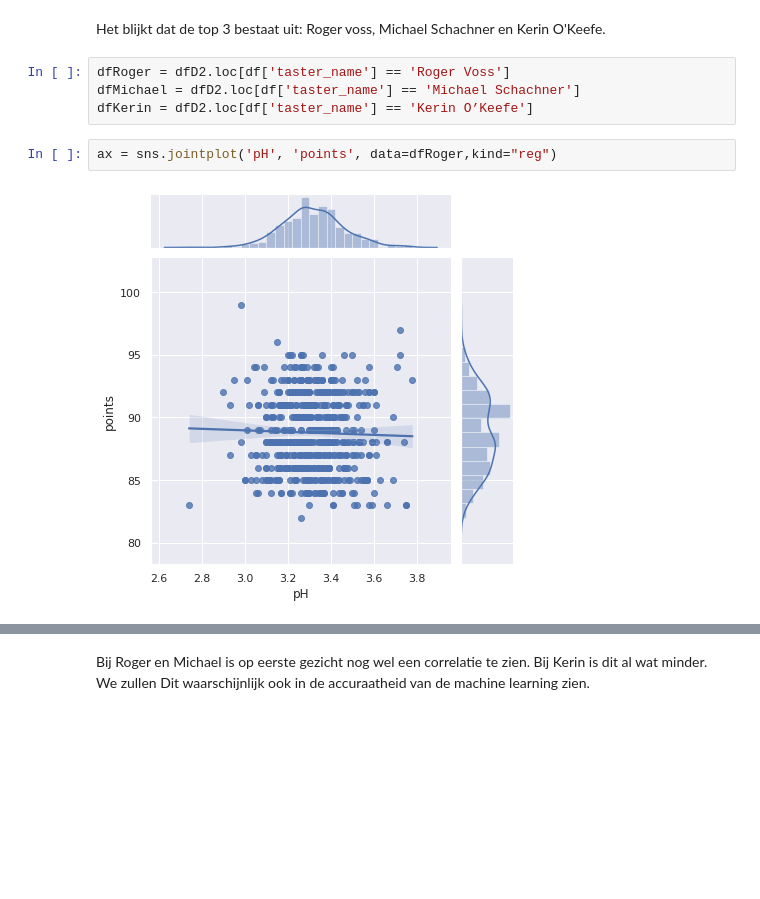
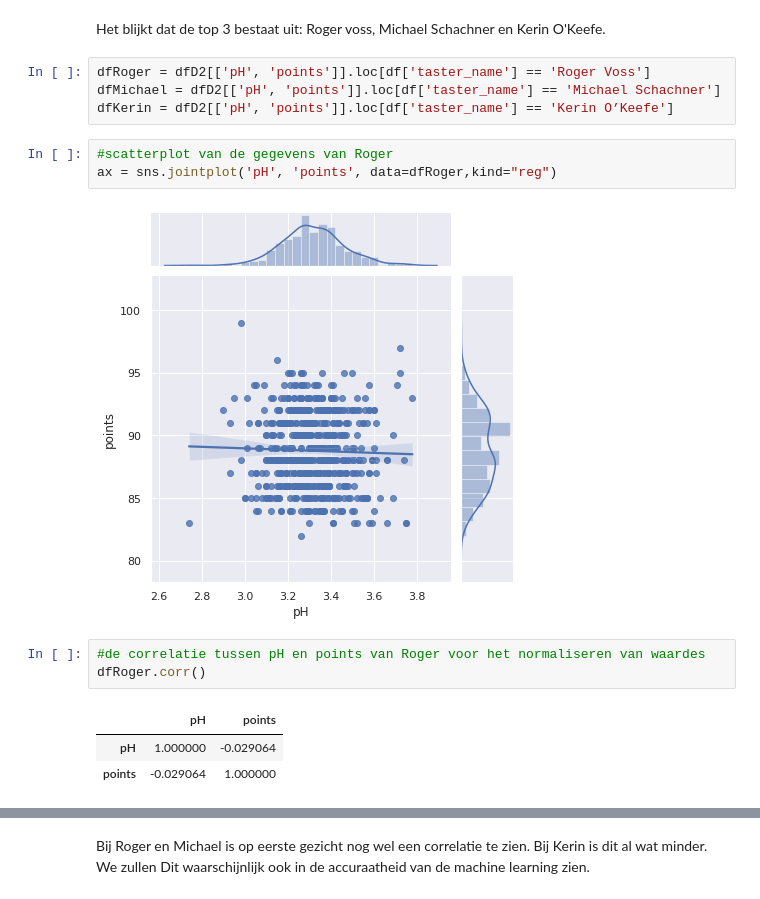
Before and after one commit to TijsS/jupyterNotebook, a Jupyter notebook: Copy_of_WijnOnderzoek.ipynb, the cells around one changed output, grey strips where cells are left out. Cells and saved outputs as stored; diff of their text form; blank space fills up the shorter version.

```diff
--- a/Copy_of_WijnOnderzoek.ipynb
+++ b/Copy_of_WijnOnderzoek.ipynb
@@ -162,10 +144,18 @@ Name: taster_name, dtype: int64
 # %% [markdown]
 Het blijkt dat de top 3 bestaat uit: Roger voss, Michael Schachner en Kerin O'Keefe.
 # %%
-dfRoger = dfD2.loc[df['taster_name'] == 'Roger Voss']
-dfMichael = dfD2.loc[df['taster_name'] == 'Michael Schachner']
-dfKerin = dfD2.loc[df['taster_name'] == 'Kerin O’Keefe']
+dfRoger = dfD2[['pH', 'points']].loc[df['taster_name'] == 'Roger Voss']
+dfMichael = dfD2[['pH', 'points']].loc[df['taster_name'] == 'Michael Schachner']
+dfKerin = dfD2[['pH', 'points']].loc[df['taster_name'] == 'Kerin O’Keefe']
 # %%
+#scatterplot van de gegevens van Roger
 ax = sns.jointplot('pH', 'points', data=dfRoger,kind="reg")
 # %% [output]
 [figure]
+# %%
+#de correlatie tussen pH en points van Roger voor het normaliseren van waardes
+dfRoger.corr()
+# %% [output]
+|  | pH | points |
+| pH | 1.000000 | -0.029064 |
+| points | -0.029064 | 1.000000 |
```
Also changed, not shown: parts of 19 cells of this notebook.
